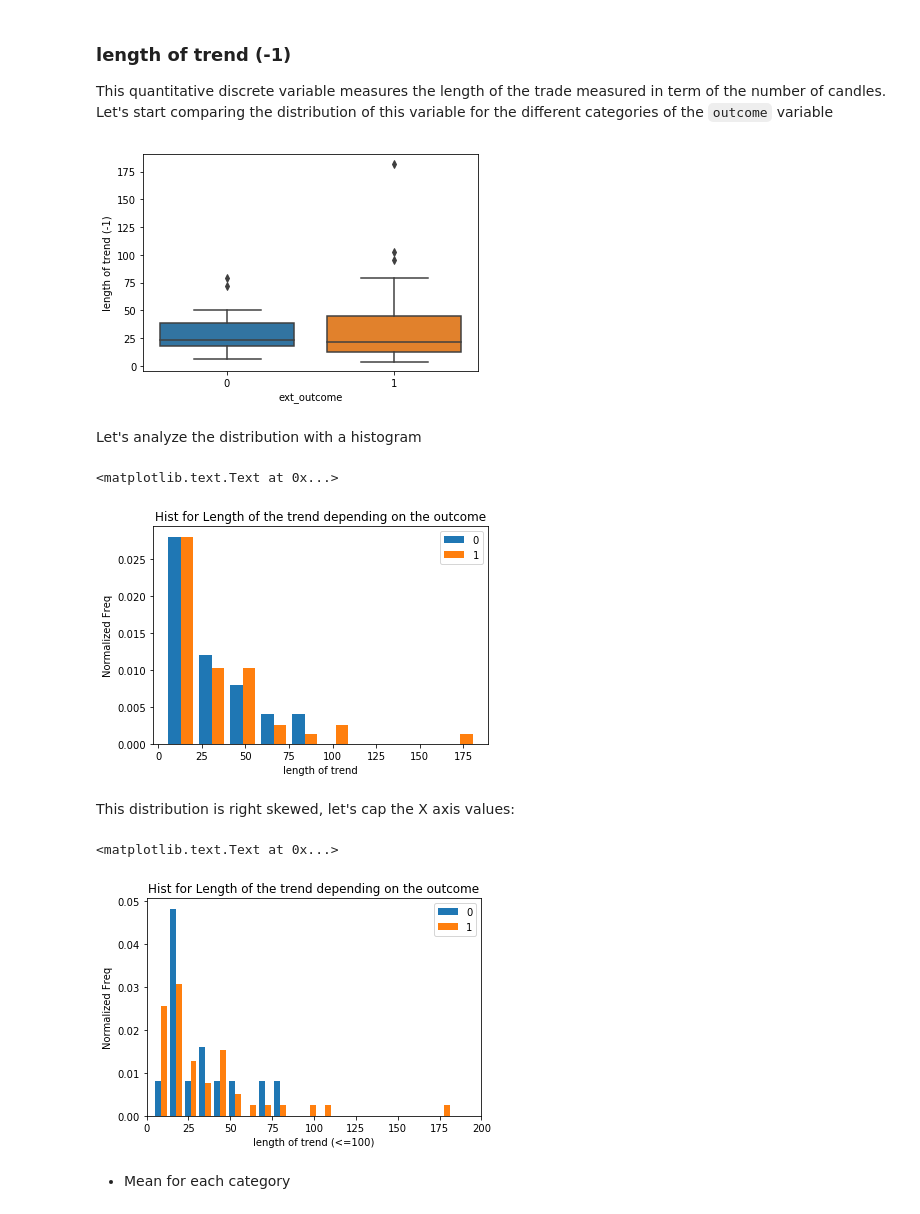
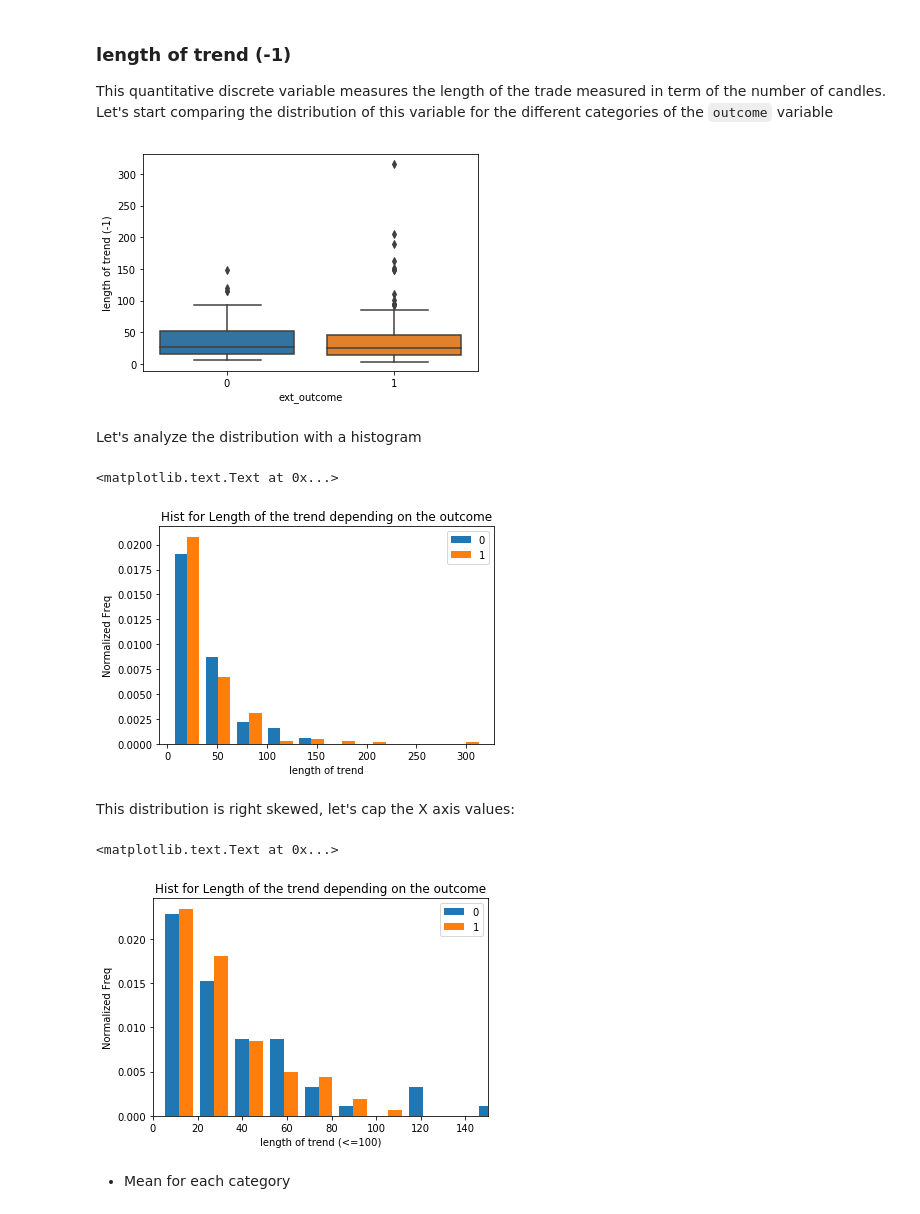
Before and after one commit to FOREXfunguru/FOREX, a Jupyter notebook: notebooks/Binary_classifier_cont_trades.ipynb, the cells around one changed output. Cells and saved outputs as stored; diff of their text form; code cells hidden in the pictures.

```diff
--- a/notebooks/Binary_classifier_cont_trades.ipynb
+++ b/notebooks/Binary_classifier_cont_trades.ipynb
@@ -192,5 +192,3 @@ contDF['entry on RSI']=contDF.apply(digit_binary,axis=1,transl_dict=transl_dict,
 if "strong_trend" in contDF: contDF['strong trend']=contDF.apply(digit_binary,axis=1,transl_dict=transl_dict, name='strong trend')
 # %% [markdown]
 ## Selecting the desired timeframe
-# %%
-contDF=contDF[contDF.timeframe == 'H6']
@@ -219,3 +221,5 @@ contDF['ext_outcome']=contDF.apply(calc_extoutcome,axis=1)
+# %%
+contDF=contDF.loc[contDF['entry_aligned']==1]
 # %% [markdown]
 ## Initial exploration of the data
 
@@ -441,7 +457,7 @@ This quantitative discrete variable measures the length of the trade measured in
 # %%
 ax = sns.boxplot(x=outcome_lab, y="length of trend (-1)", data=contDF)
 # %% [output]
-[figure, old version]
+[figure, new version]
 # %% [markdown]
 Let's analyze the distribution with a histogram
 # %%
@@ -456,20 +472,20 @@ plt.ylabel('Normalized Freq')
 plt.title('Hist for Length of the trend depending on the outcome')
 # %% [output]
 <matplotlib.text.Text at 0x...>
-[figure, old version]
+[figure, new version]
 # %% [markdown]
 This distribution is right skewed, let's cap the X axis values:
 # %%
-plt.xlim(0,200)
+plt.xlim(0,150)
 plt.hist([fail,succ], bins = 20, normed=True, label=['0','1'])
 
 plt.legend()
 plt.xlabel('length of trend (<=100)')
 plt.ylabel('Normalized Freq')
 plt.title('Hist for Length of the trend depending on the outcome')
 # %% [output]
 <matplotlib.text.Text at 0x...>
-[figure, old version]
+[figure, new version]
 # %% [markdown]
 * Mean for each category
 # %%
```
Also changed, not shown: parts of 110 cells of this notebook, 1 other file.
